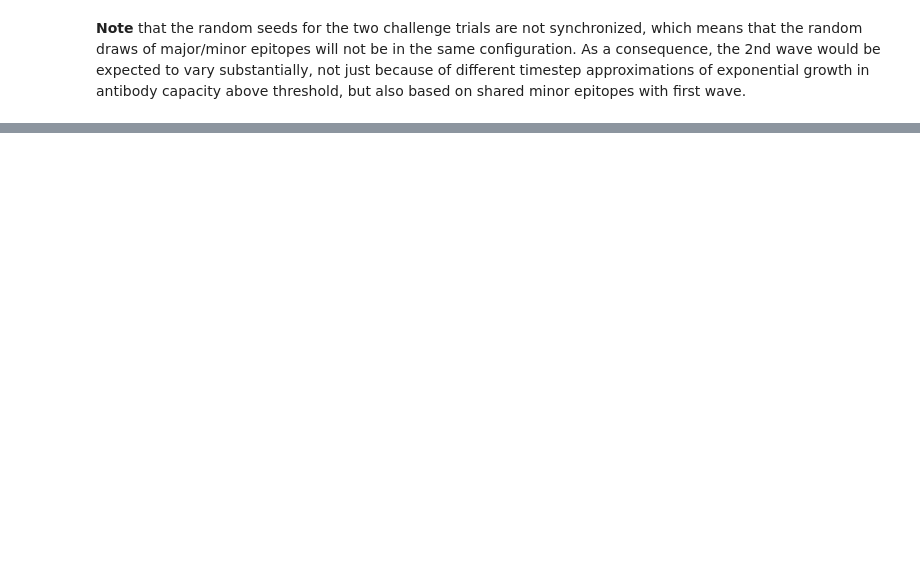
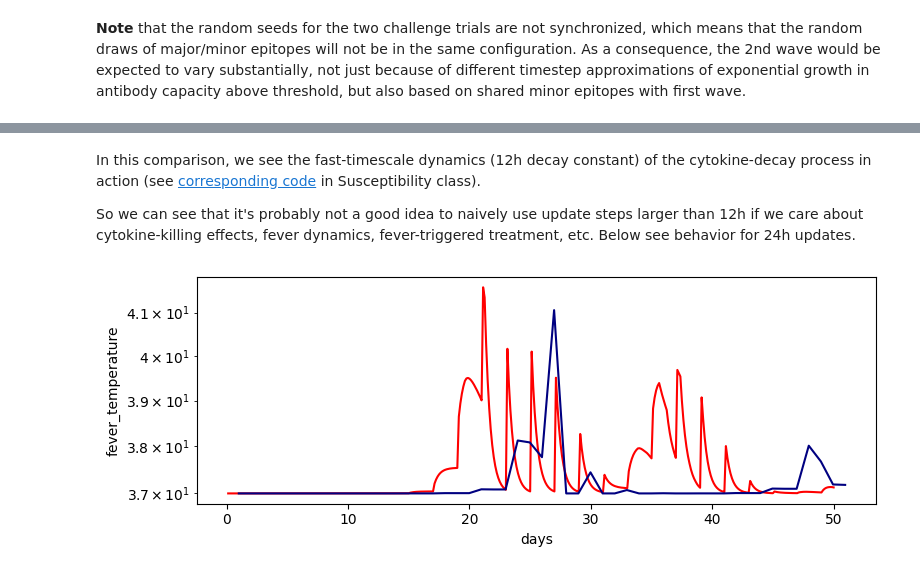
Before and after one commit to edwenger/emod-demo, a Jupyter notebook: examples/compare_timesteps.ipynb, the cells around one changed output, grey strips where cells are left out. Saved outputs shown, nothing was run; the diff lists cells and outputs as text; code cells hidden in the pictures; blank space fills up the shorter version.

```diff
--- a/examples/compare_timesteps.ipynb
+++ b/examples/compare_timesteps.ipynb
@@ -66,0 +112,9 @@ compare_timeseries(df_ts8, df_ts2)
+# %% [markdown]
+In this comparison, we see the fast-timescale dynamics (12h decay constant) of the cytokine-decay process in action (see [corresponding code](https://github.com/edwenger/emodlib/blob/e115f3b26db89b8624e767c66f3b597b9f9c4c48/include/emodlib/malaria/SusceptibilityMalaria.cpp#L206) in Susceptibility class).
+
+So we can see that it's probably not a good idea to naively use update steps larger than 12h if we care about cytokine-killing effects, fever dynamics, fever-triggered treatment, etc.  Below see behavior for 24h updates.
+# %%
+df_ts1 = run_challenge(duration=50, dt=0.999)
+compare_timeseries(df_ts8, df_ts1, channel='fever_temperature')
+# %% [output]
+[figure, added]
```
Also changed, not shown: parts of 20 cells of this notebook, 8 other files.
